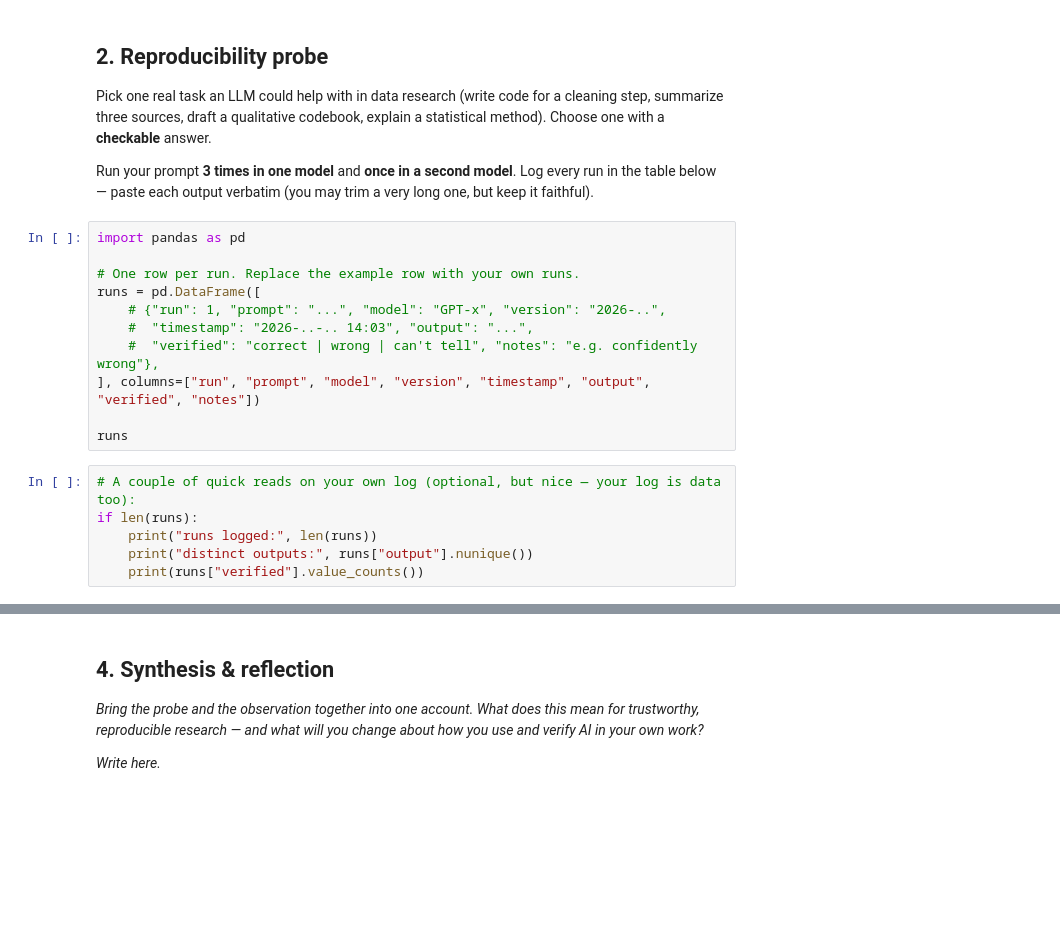
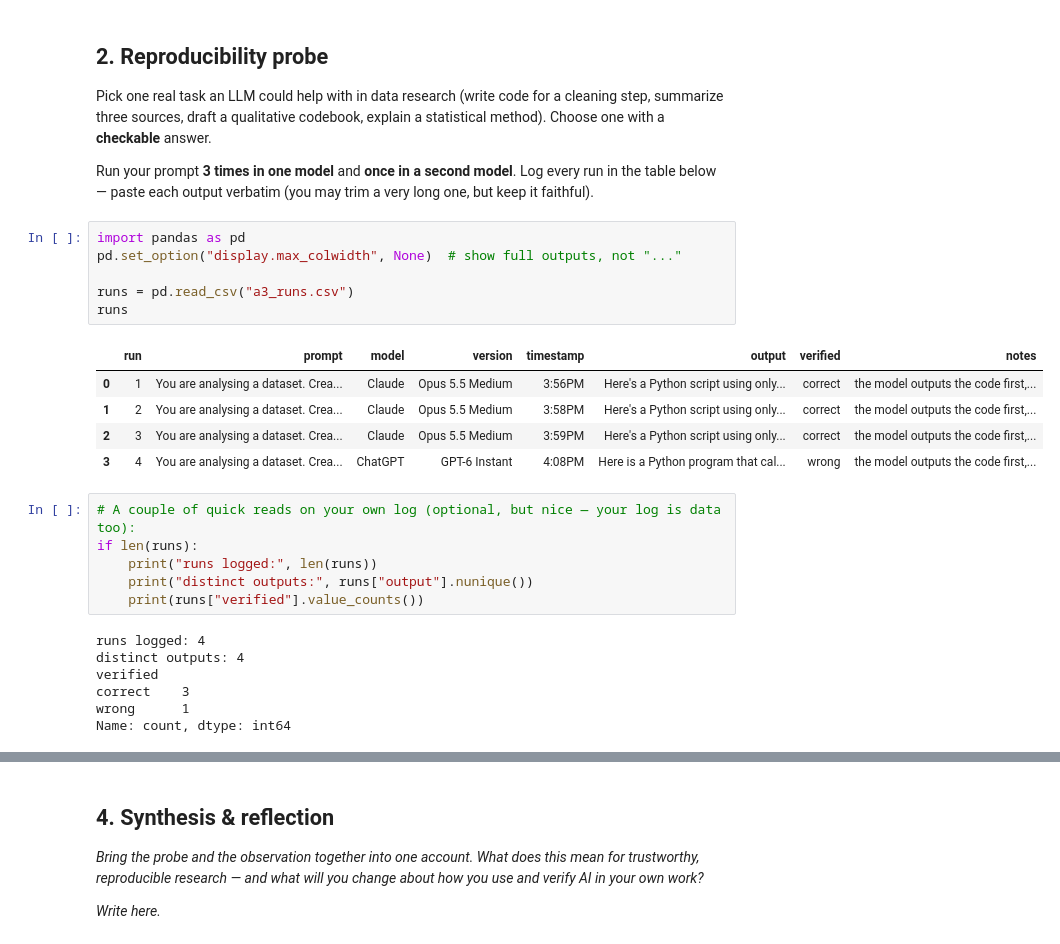
Before and after one commit to AnayGokarn/hcde-410, a Jupyter notebook: A3/A3_watching_the_machine_starter.ipynb, the cells around one changed output, grey strips where cells are left out. Drawn from its saved outputs; the diff is of its cells as text; blank space fills up the shorter version.

```diff
--- a/A3/A3_watching_the_machine_starter.ipynb
+++ b/A3/A3_watching_the_machine_starter.ipynb
@@ -20,21 +20,29 @@ Pick one real task an LLM could help with in data research (write code for a cle
 Run your prompt **3 times in one model** and **once in a second model**. Log every run in the table below — paste each output verbatim (you may trim a very long one, but keep it faithful).
 # %%
 import pandas as pd
+pd.set_option("display.max_colwidth", None)  # show full outputs, not "..."
 
-# One row per run. Replace the example row with your own runs.
-runs = pd.DataFrame([
-    # {"run": 1, "prompt": "...", "model": "GPT-x", "version": "2026-..",
-    #  "timestamp": "2026-..-.. 14:03", "output": "...",
-    #  "verified": "correct | wrong | can't tell", "notes": "e.g. confidently wrong"},
-], columns=["run", "prompt", "model", "version", "timestamp", "output", "verified", "notes"])
-
+runs = pd.read_csv("a3_runs.csv")
 runs
+# %% [output]
+|  | run | prompt | model | version | timestamp | output | verified | notes |
+| 0 | 1 | You are analysing a dataset. Crea... | Claude | Opus 5.5 Medium | 3:56PM | Here's a Python script using only... | correct | the model outputs the code first,... |
+| 1 | 2 | You are analysing a dataset. Crea... | Claude | Opus 5.5 Medium | 3:58PM | Here's a Python script using only... | correct | the model outputs the code first,... |
+| 2 | 3 | You are analysing a dataset. Crea... | Claude | Opus 5.5 Medium | 3:59PM | Here's a Python script using only... | correct | the model outputs the code first,... |
+| 3 | 4 | You are analysing a dataset. Crea... | ChatGPT | GPT-6 Instant | 4:08PM | Here is a Python program that cal... | wrong | the model outputs the code first,... |
 # %%
 # A couple of quick reads on your own log (optional, but nice — your log is data too):
 if len(runs):
     print("runs logged:", len(runs))
     print("distinct outputs:", runs["output"].nunique())
     print(runs["verified"].value_counts())
+# %% [output]
+runs logged: 4
+distinct outputs: 4
+verified
+correct    3
+wrong      1
+Name: count, dtype: int64
 # %% [markdown]
 **What varied, and what held up?** *Summarize the divergence across runs and models, and how you verified each answer against ground truth.*
 
```
Also changed, not shown: parts of 5 cells of this notebook.
